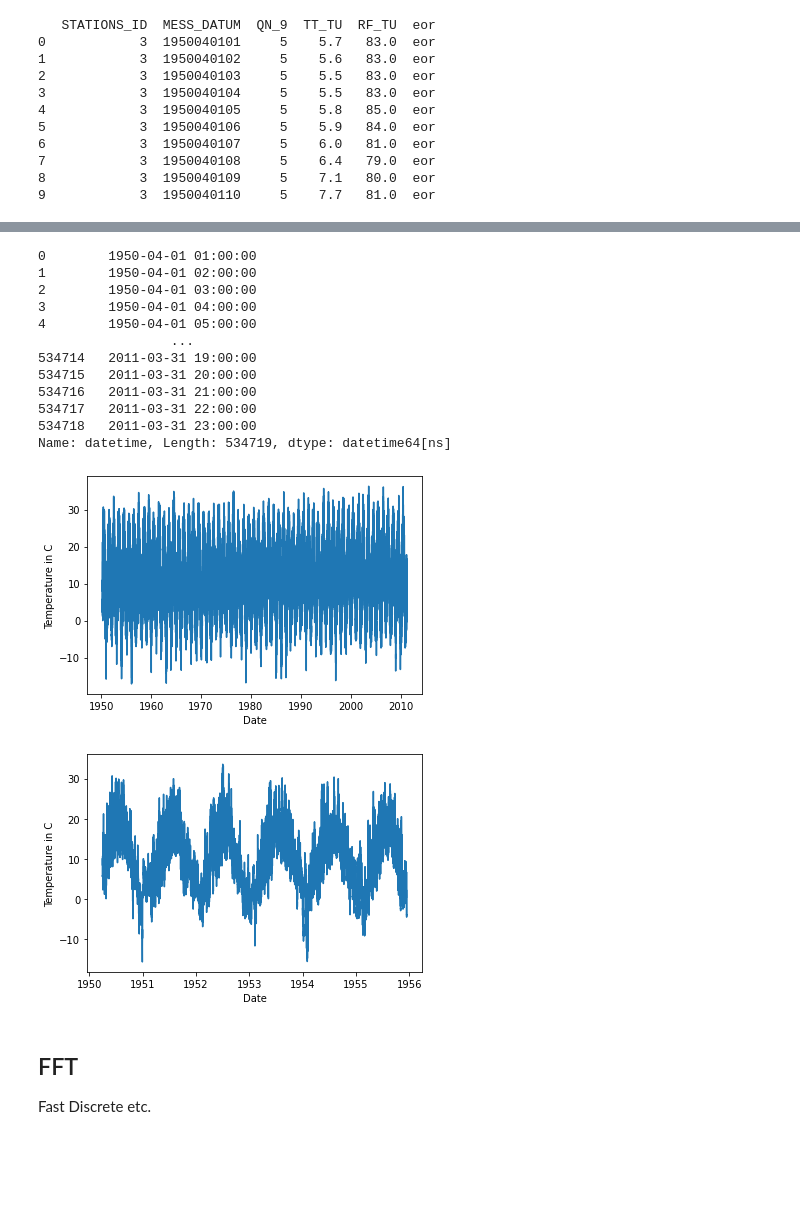
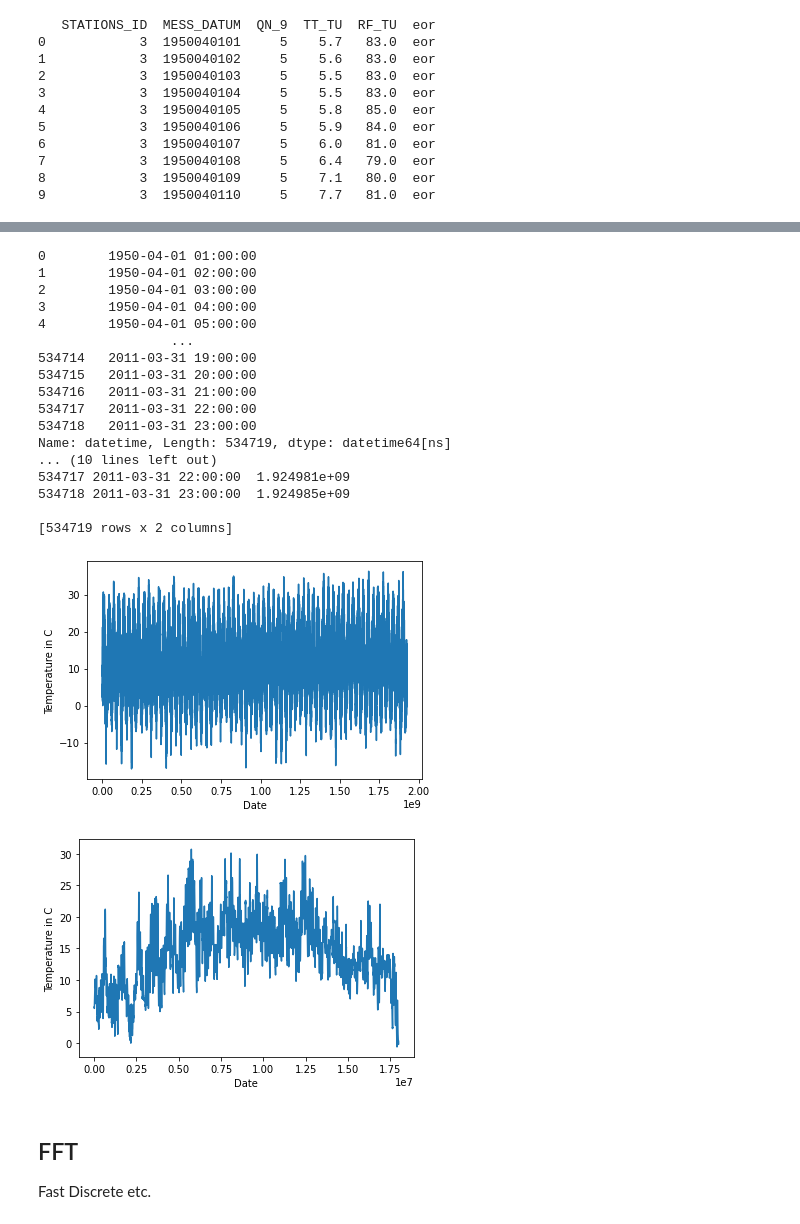
Before and after one commit to torstendahm/seismology_classroom, a Jupyter notebook: numerical_tools/Fourier_Transform_temp.ipynb, the cells around one changed output, grey strips where cells are left out. Drawn from its saved outputs; the diff is of its cells as text; code cells hidden in the pictures; blank space fills up the shorter version.

```diff
--- a/numerical_tools/Fourier_Transform_temp.ipynb
+++ b/numerical_tools/Fourier_Transform_temp.ipynb
@@ -78,7 +48,9 @@ df['day'] = df['MESS_DATUM'].astype(str).str.slice(6, 8)
 df['minute'] = df['MESS_DATUM'].astype(str).str.slice(8,10).astype(float) * 60
 
 df['datetime'] = pd.to_datetime(df[['year', 'month', 'day', 'minute']])
-print(df['datetime'])
+
+df['seconds'] = (df[timecol] - df[timecol][0]).dt.total_seconds()
+print(df[['datetime', 'seconds']])
 # %% [output]
 0        1950-04-01 01:00:00
 1        1950-04-01 02:00:00
@@ -92,30 +64,40 @@ print(df['datetime'])
 534717   2011-03-31 22:00:00
 534718   2011-03-31 23:00:00
 Name: datetime, Length: 534719, dtype: datetime64[ns]
+... (10 lines left out)
+534717 2011-03-31 22:00:00  1.924981e+09
+534718 2011-03-31 23:00:00  1.924985e+09
+
+[534719 rows x 2 columns]
 # %%
 tempcol = 'TT_TU'
 # tempcol = 'HLY-TEMP-NORMAL'
-timecol = 'datetime'
 
-dt = 60 # in secs?
-# dt = 1 / (24 * 365) # in years
+timecol = 'seconds'
+#timecol = 'datetime'
+
+xdata = df[timecol]
+ydata = df[tempcol]
+
+# dt = (60*60) # in secs?
+dt = 1 / (24*365) # in years?
 # %%
 plt.figure()
-plt.plot(df[timecol], df[tempcol])
+plt.plot(xdata, ydata)
 plt.xlabel('Date')
 plt.ylabel('Temperature in C')
 plt.show()
 # %% [output]
-[figure, old version]
+[figure, new version]
 # %%
 plt.figure()
-cnt = 50000
-plt.plot(df[timecol][:cnt], df[tempcol][:cnt])
+cnt = 5000
+plt.plot(xdata[:cnt], ydata[:cnt])
 plt.xlabel('Date')
 plt.ylabel('Temperature in C')
 plt.show()
 # %% [output]
-[figure, old version]
+[figure, new version]
 # %% [markdown]
 ## FFT
 Fast
```
Also changed, not shown: parts of 5 cells of this notebook, 3 other files.
